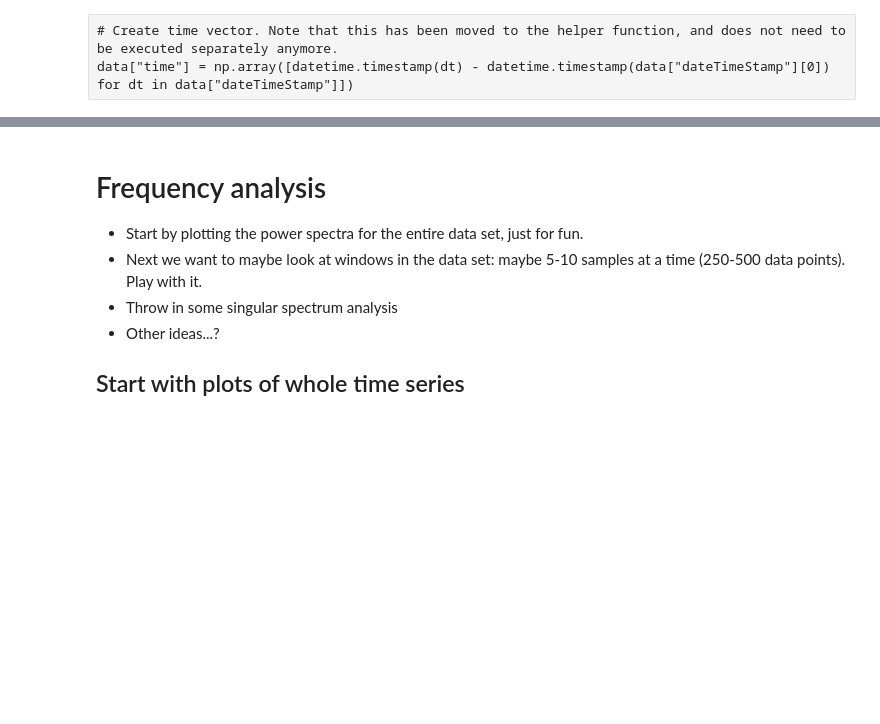
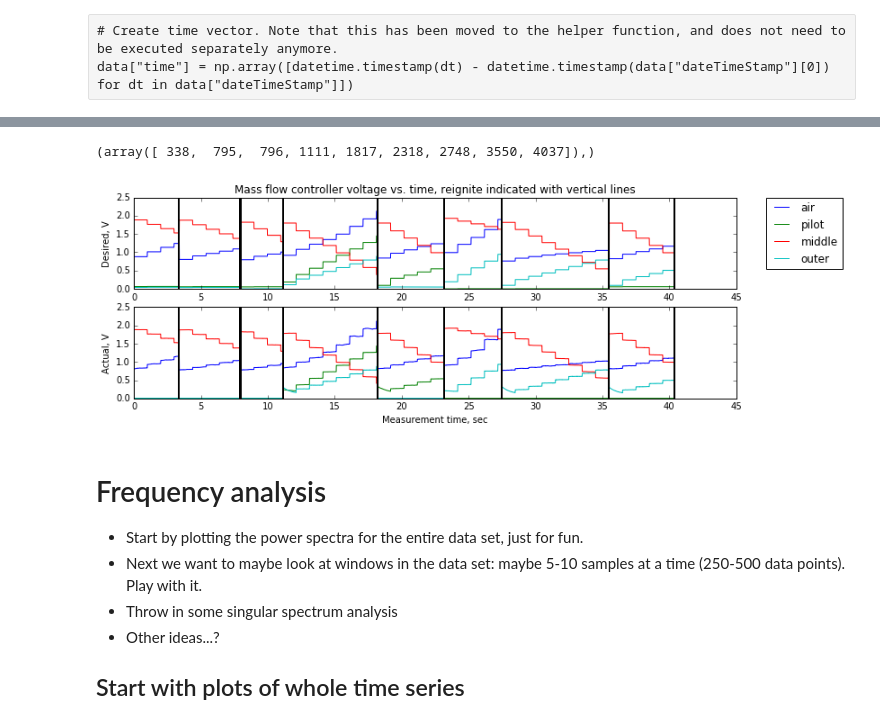
Before and after one commit to Engineero/burner_analysis, a Jupyter notebook: data_analysis_notebook.ipynb, the cells around one changed output, grey strips where cells are left out. Drawn from its saved outputs; the diff is of its cells as text; code cells hidden in the pictures; blank space fills up the shorter version.

```diff
--- a/data_analysis_notebook.ipynb
+++ b/data_analysis_notebook.ipynb
@@ -128,18 +148,29 @@ plt.show()
 plt.close()
 # %%
 # Plot operating point data
+meas_time = np.arange(0, 0.01*data["opPointDes"].shape[0], 0.01)
+inds = np.where(data["flameStatus"] == 0)
+print(inds)
+plt.figure(figsize=(12,4), dpi=80)
 plt.subplot(211)
-plt.plot(data["time"], data["opPointDes"])
-plt.ylabel("Desired (V)")
-plt.title("Mass Flow Controller Voltage vs. Time")
+plt.plot(meas_time, data["opPointDes"])
+for time in meas_time[inds]:
+    plt.axvline(time, color="k", linewidth=2)
+plt.ylabel("Desired, V")
+plt.title("Mass flow controller voltage vs. time, reignite indicated with vertical lines")
 plt.legend(["air", "pilot", "middle", "outer"], bbox_to_anchor=(1.05, 1), loc="upper left", borderaxespad=0)
 
 plt.subplot(212)
-plt.plot(data["time"], data["opPointAct"])
-plt.xlabel("Time (sec)")
-plt.ylabel("Actual (V)")
+plt.plot(meas_time, data["opPointAct"])
+for time in meas_time[inds]:
+    plt.axvline(time, color="k", linewidth=2)
+plt.xlabel("Measurement time, sec")
+plt.ylabel("Actual, V")
 plt.show()
 plt.close()
+# %% [output]
+(array([ 338,  795,  796, 1111, 1817, 2318, 2748, 3550, 4037]),)
+[figure, added]
 # %% [markdown]
 # Frequency analysis
 * Start by plotting the power spectra for the entire data set, just for fun.
```
Also changed, not shown: parts of 9 cells of this notebook.
